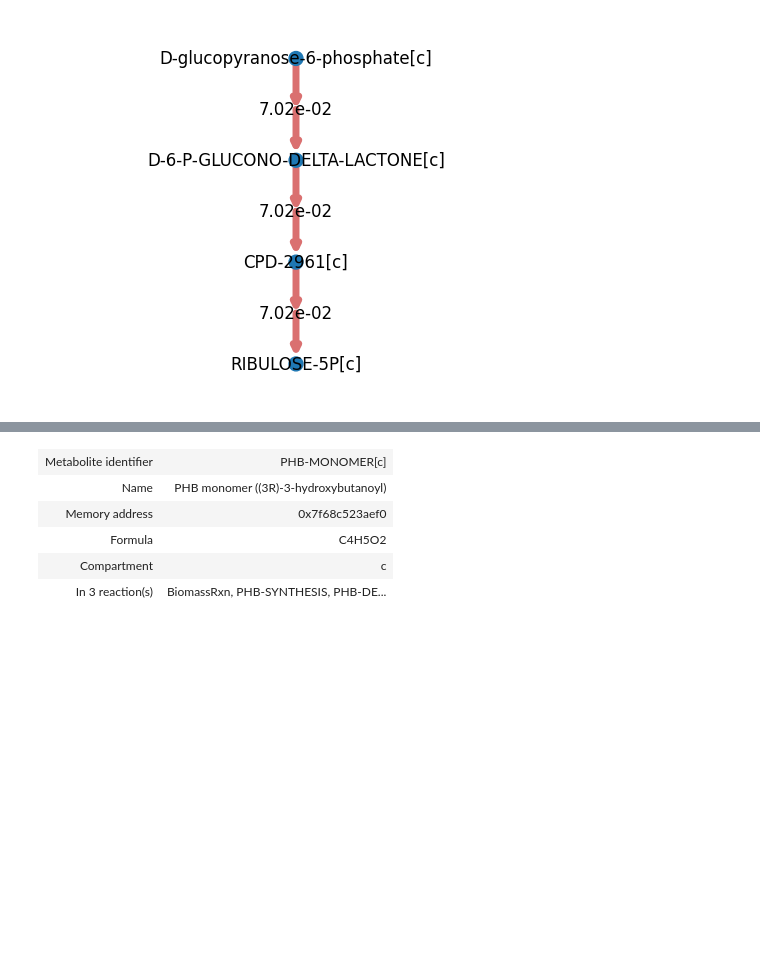
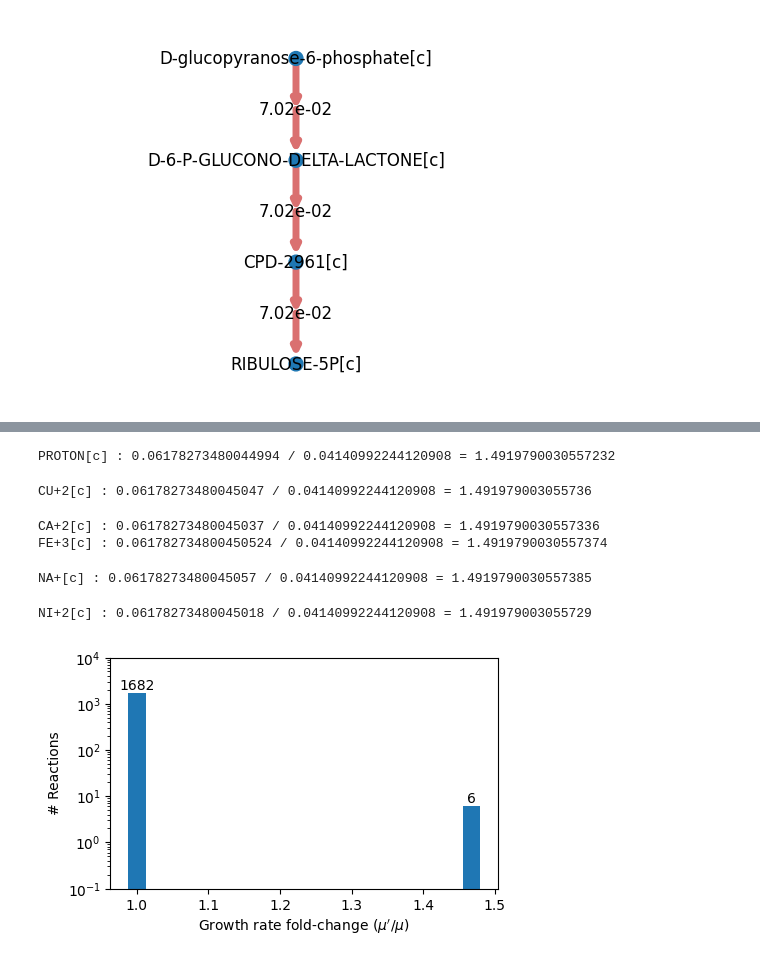
Before and after one commit to C-CoMP-STC/rpom-fba, a Jupyter notebook: notebooks/diagnostics.ipynb, the cells around one changed output, grey strips where cells are left out. Drawn from its saved outputs; the diff is of its cells as text; code cells hidden in the pictures; blank space fills up the shorter version.

```diff
--- a/notebooks/diagnostics.ipynb
+++ b/notebooks/diagnostics.ipynb
@@ -319,19 +342,3 @@ ax.set_xlim([-20, 20])
 # %% [output]
 (-20.0, 20.0)
 [figure]
-# %%
-phb = model.metabolites.get_by_id("PHB-MONOMER[c]")
-mmass = 85.0813  # g / mol
-
-with model:
-    for exchange, bounds in dynamic_medium.items():
-        bounds.bound(exchange, substrates[bounds.substrate_id])
-
-    biomass_rxn = model.reactions.get_by_id("RPOM_provisional_biomass")
-    biomass_rxn.add_metabolites({
-        phb: -0.09 * mmass * 1e-3
-    })
-
-    sol = model.optimize()
-
-sol
@@ -353,9 +345,42 @@ Optimal solution with objective value 0.041
-# %%
-model.metabolites.get_by_id("PHB-MONOMER[c]")
-# %% [output]
-| Metabolite identifier | PHB-MONOMER[c] |
-| Name | PHB monomer ((3R)-3-hydroxybutanoyl) |
-| Memory address | 0x7f68c523aef0 |
-| Formula | C4H5O2 |
-| Compartment | c |
-| In 3 reaction(s) | BiomassRxn, PHB-SYNTHESIS, PHB-DE... |
+# %%
+from tqdm import tqdm
+
+baseline = sol.objective_value
+
+fc = np.ones((len(model.metabolites),))
+for i, metabolite in enumerate(tqdm(model.metabolites)):
+    with model:
+        for exchange, bounds in dynamic_medium.items():
+            bounds.bound(exchange, substrates[bounds.substrate_id])
+
+        sink = model.add_boundary(metabolite, type="sink")
+        sink.bounds = (0,1000)
+
+        mu = model.optimize().objective_value
+        fc[i] = mu / baseline
+        if abs(fc[i]) > 1.1:
+            print(f"{metabolite} : {mu} / {baseline} = {fc[i]}")
+
+fig, ax = plt.subplots()
+
+counts, edges = np.histogram(fc, bins=20)
+dx = edges[1] - edges[0]
+for count, edge in zip(counts, edges):
+    if count == 0:
+        continue
+    ax.text(edge, 1.2 * count, str(count), horizontalalignment="center")
+
+ax.stairs(counts, edges - dx/2, fill=True)
+ax.set_yscale("log")
+ax.set_ylabel("# Reactions")
+ax.set_xlabel(r"Growth rate fold-change ($\mu'/\mu$)")
+ax.set_ylim([0.1, 10000])
+fig.set_size_inches(5, 3)
+# %% [output]
+PROTON[c] : 0.06178273480044994 / 0.04140992244120908 = 1.4919790030557232
+CU+2[c] : 0.06178273480045047 / 0.04140992244120908 = 1.491979003055736
+CA+2[c] : 0.06178273480045037 / 0.04140992244120908 = 1.4919790030557336
+FE+3[c] : 0.061782734800450524 / 0.04140992244120908 = 1.4919790030557374
+NA+[c] : 0.06178273480045057 / 0.04140992244120908 = 1.4919790030557385
+NI+2[c] : 0.06178273480045018 / 0.04140992244120908 = 1.491979003055729
+[figure, added]
```
Also changed, not shown: parts of 22 cells of this notebook, 1 other file.
